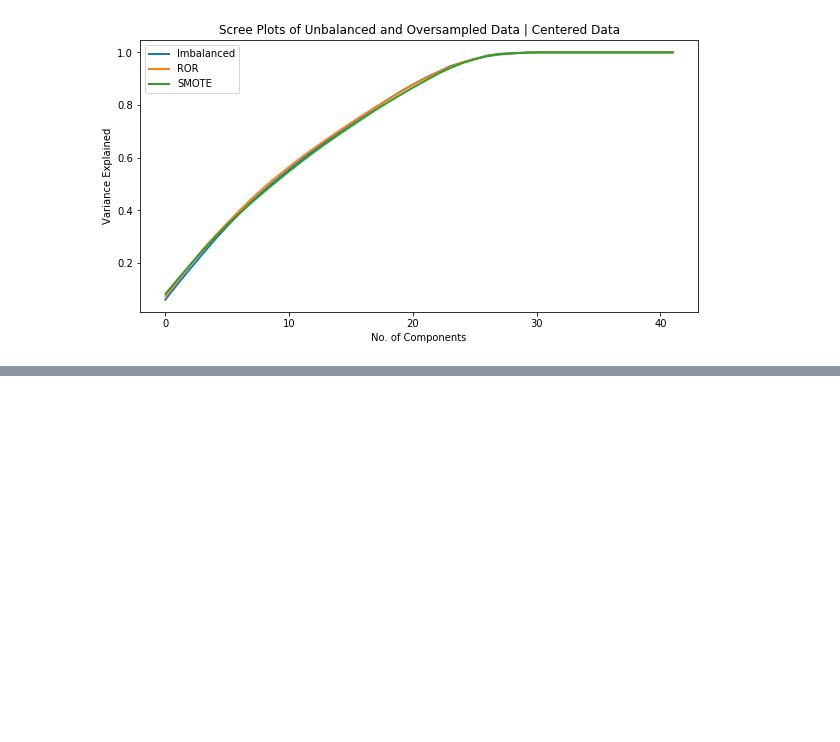
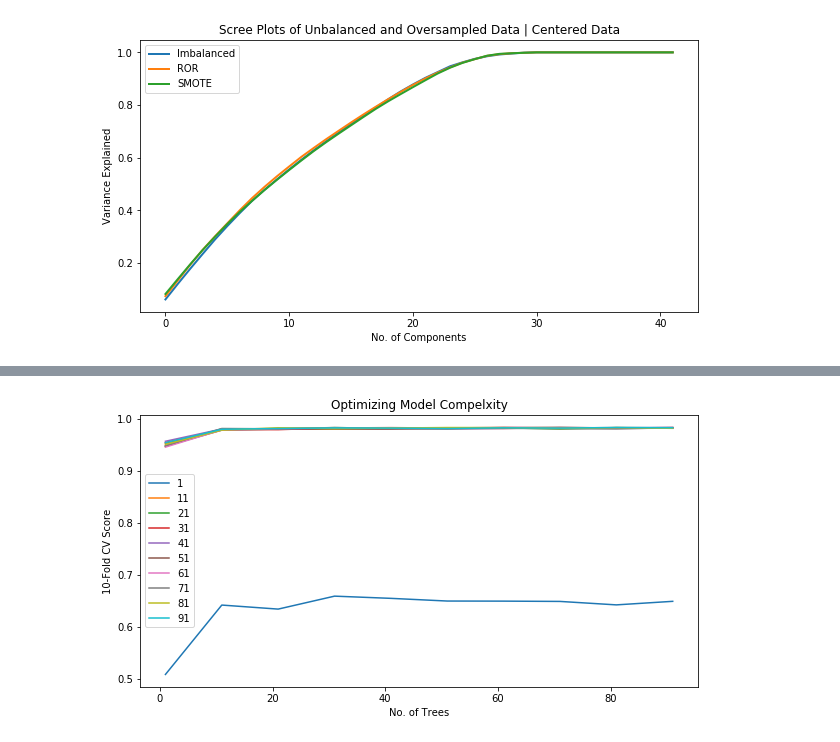
Before and after one commit to maneetgoyal/chemical-kinetics-predictor, a Jupyter notebook: Project-MachineLearning.ipynb, the cells around one changed output, grey strips where cells are left out. Saved outputs shown, nothing was run; the diff lists cells and outputs as text; code cells hidden in the pictures; blank space fills up the shorter version.

Commit message:
ML Study Complete; Final Touch-ups coming up

```diff
--- a/Project-MachineLearning.ipynb
+++ b/Project-MachineLearning.ipynb
@@ -230,0 +319,8 @@ Random Forest Model trained over SMOTE's data is clearly performing the best. Tw
+# %%
+# Finally, we perform complexity optmization to figure out the optmium number of tree and tree depth
+# We are using grid_search for complexity optimiztion
+param_grid_2 = [{'n_estimators': list(range(1,100,10)),
+                'max_depth': list(range(1,100,10)),
+                'criterion': ['gini']}]  # gini chosen because it was found to be better hyperparameter
+clf = GridSearchCV(clf_smote_27, param_grid_2, cv=10)
+clf.fit(X_smote_vec_std_27, y_smote_labl)
@@ -230,0 +340,16 @@ Random Forest Model trained over SMOTE's data is clearly performing the best. Tw
+# %%
+# Plotting Score vs Complexity (No of Trees, Tree Depth) Plot
+x_val_opti_study = clf.cv_results_['params']
+y_val_opti_study = clf.cv_results_['mean_test_score']
+fig, ax = plt.subplots(figsize=(10,5))
+for i in range(10):
+    plt.plot([ele['n_estimators'] for ele in x_val_opti_study[10*i:10*(i+1)]] , y_val_opti_study[10*i:10*(i+1)],
+             label=x_val_opti_study[10*i]['max_depth'])
+ax.set_xlabel('No. of Trees')
+ax.set_ylabel('10-Fold CV Score')
+plt.legend()
+plt.title("Optimizing Model Compelxity")
+plt.savefig('MLResultFigures/ComplexityOptimize.png')
+plt.show()
+# %% [output]
+[figure, added]
```
Also changed, not shown: parts of 20 cells of this notebook, 8 other files.
